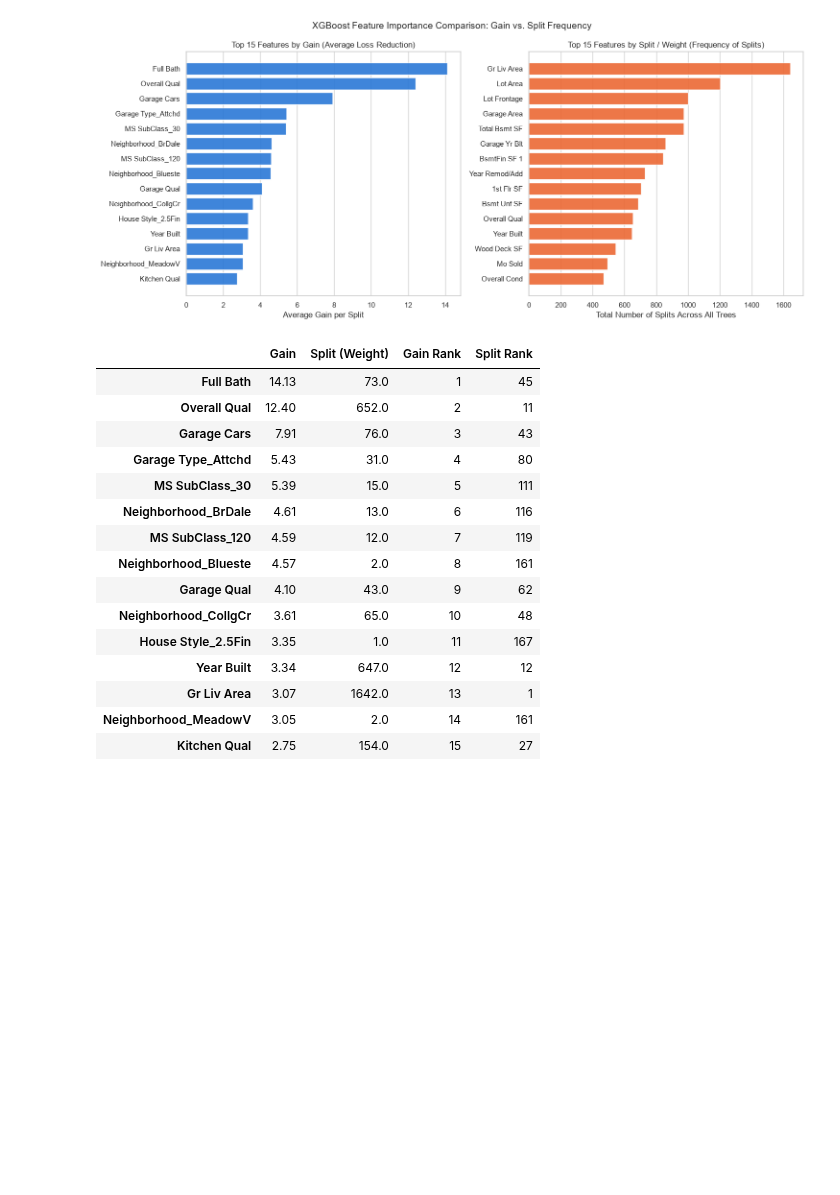
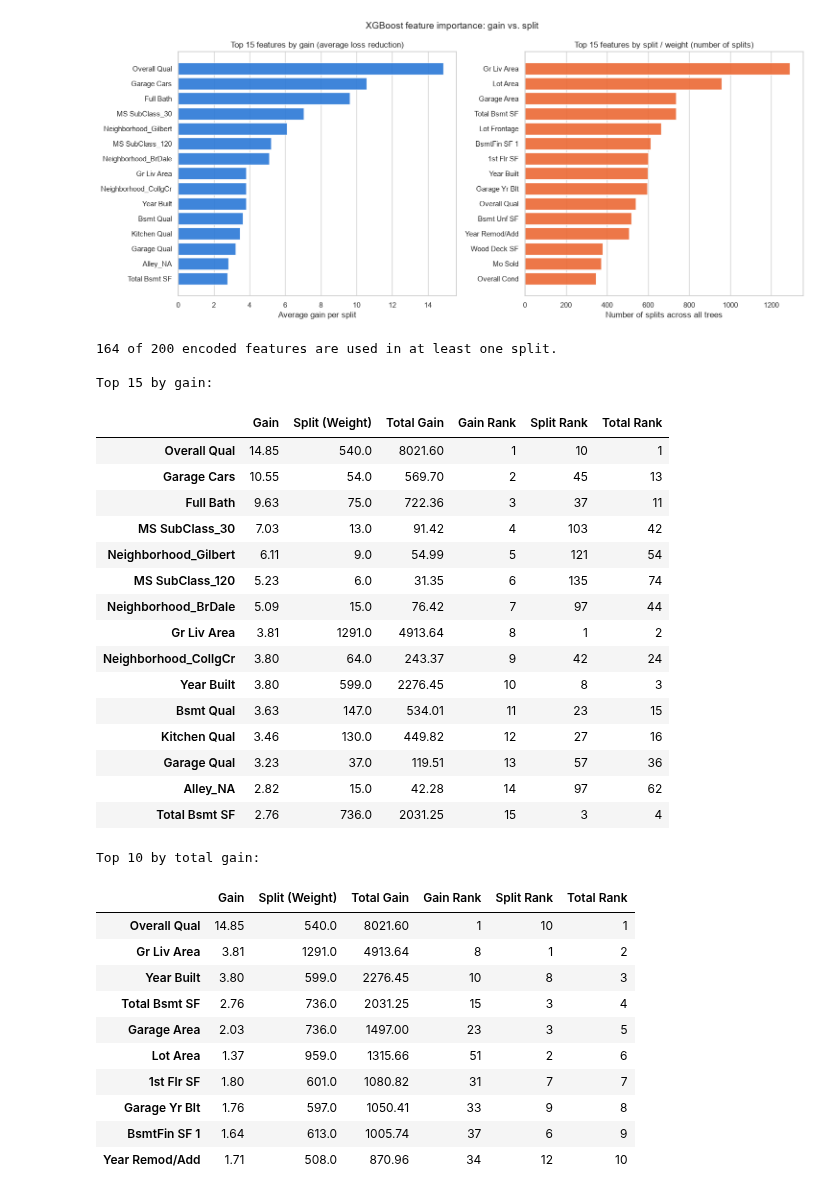
Before and after one commit to AdelinGabriel21/ames-housing-analysis, a Jupyter notebook: notebooks/03_model_diagnostics.ipynb, the cells around one changed output. Cells and saved outputs as stored; diff of their text form; code cells hidden in the pictures; blank space fills up the shorter version.

```diff
--- a/notebooks/03_model_diagnostics.ipynb
+++ b/notebooks/03_model_diagnostics.ipynb
@@ -206,52 +210,69 @@ XGBoost provides two distinct ways to measure how important a feature is across
 # %%
-booster = xgb_full.get_booster()
-
-gain_scores = booster.get_score(importance_type="gain")
-weight_scores = booster.get_score(importance_type="weight")
+# Only the rounds up to the best round; the 20 rounds after it are not used for predictions
+booster = xgb_full.get_booster()[: xgb_full.best_iteration + 1]
 
 df_imp = pd.DataFrame({
-    "Gain": pd.Series(gain_scores),
-    "Split (Weight)": pd.Series(weight_scores),
+    "Gain": pd.Series(booster.get_score(importance_type="gain")),
+    "Split (Weight)": pd.Series(booster.get_score(importance_type="weight")),
+    "Total Gain": pd.Series(booster.get_score(importance_type="total_gain")),
 }).fillna(0)
 
 top_gain = df_imp["Gain"].sort_values(ascending=False).head(15).iloc[::-1]
 top_weight = df_imp["Split (Weight)"].sort_values(ascending=False).head(15).iloc[::-1]
 
 fig, axes = plt.subplots(1, 2, figsize=(15, 6.5))
 
 axes[0].barh(top_gain.index, top_gain.values, color="#2a78d6", alpha=0.9)
-axes[0].set_title("Top 15 Features by Gain (Average Loss Reduction)", fontsize=12)
-axes[0].set_xlabel("Average Gain per Split")
+axes[0].set_title("Top 15 features by gain (average loss reduction)", fontsize=12)
+axes[0].set_xlabel("Average gain per split")
 axes[0].grid(axis="y", visible=False)
 
 axes[1].barh(top_weight.index, top_weight.values, color="#eb6834", alpha=0.9)
-axes[1].set_title("Top 15 Features by Split / Weight (Frequency of Splits)", fontsize=12)
-axes[1].set_xlabel("Total Number of Splits Across All Trees")
+axes[1].set_title("Top 15 features by split / weight (number of splits)", fontsize=12)
+axes[1].set_xlabel("Number of splits across all trees")
 axes[1].grid(axis="y", visible=False)
 
-fig.suptitle("XGBoost Feature Importance Comparison: Gain vs. Split Frequency", fontsize=14)
+fig.suptitle("XGBoost feature importance: gain vs. split", fontsize=14)
 plt.tight_layout()
 plt.show()
 
-# Display combined table of top 15 features by Gain alongside their Split rank
-df_imp["Gain Rank"] = df_imp["Gain"].rank(ascending=False).astype(int)
-df_imp["Split Rank"] = df_imp["Split (Weight)"].rank(ascending=False).astype(int)
+for col in ["Gain", "Split (Weight)", "Total Gain"]:
+    df_imp[f"{col.split()[0]} Rank"] = df_imp[col].rank(ascending=False, method="min").astype(int)
+print(f"{len(df_imp)} of {X_train_enc.shape[1]} encoded features are used in at least one split.")
+print("\nTop 15 by gain:")
 display(df_imp.sort_values("Gain", ascending=False).head(15).round(2))
+print("Top 10 by total gain:")
+display(df_imp.sort_values("Total Gain", ascending=False).head(10).round(2))
 # %% [output]
-[figure, old version]
+[figure, new version]
+164 of 200 encoded features are used in at least one split.
+
+Top 15 by gain:
-|  | Gain | Split (Weight) | Gain Rank | Split Rank |
-| Full Bath | 14.13 | 73.0 | 1 | 45 |
-| Overall Qual | 12.40 | 652.0 | 2 | 11 |
-| Garage Cars | 7.91 | 76.0 | 3 | 43 |
-| Garage Type_Attchd | 5.43 | 31.0 | 4 | 80 |
-| MS SubClass_30 | 5.39 | 15.0 | 5 | 111 |
-| Neighborhood_BrDale | 4.61 | 13.0 | 6 | 116 |
-| MS SubClass_120 | 4.59 | 12.0 | 7 | 119 |
-| Neighborhood_Blueste | 4.57 | 2.0 | 8 | 161 |
-| Garage Qual | 4.10 | 43.0 | 9 | 62 |
-| Neighborhood_CollgCr | 3.61 | 65.0 | 10 | 48 |
-| House Style_2.5Fin | 3.35 | 1.0 | 11 | 167 |
-| Year Built | 3.34 | 647.0 | 12 | 12 |
-| Gr Liv Area | 3.07 | 1642.0 | 13 | 1 |
-| Neighborhood_MeadowV | 3.05 | 2.0 | 14 | 161 |
-| Kitchen Qual | 2.75 | 154.0 | 15 | 27 |
+|  | Gain | Split (Weight) | Total Gain | Gain Rank | Split Rank | Total Rank |
+| Overall Qual | 14.85 | 540.0 | 8021.60 | 1 | 10 | 1 |
+| Garage Cars | 10.55 | 54.0 | 569.70 | 2 | 45 | 13 |
+| Full Bath | 9.63 | 75.0 | 722.36 | 3 | 37 | 11 |
+| MS SubClass_30 | 7.03 | 13.0 | 91.42 | 4 | 103 | 42 |
+| Neighborhood_Gilbert | 6.11 | 9.0 | 54.99 | 5 | 121 | 54 |
+| MS SubClass_120 | 5.23 | 6.0 | 31.35 | 6 | 135 | 74 |
+| Neighborhood_BrDale | 5.09 | 15.0 | 76.42 | 7 | 97 | 44 |
+| Gr Liv Area | 3.81 | 1291.0 | 4913.64 | 8 | 1 | 2 |
+| Neighborhood_CollgCr | 3.80 | 64.0 | 243.37 | 9 | 42 | 24 |
+| Year Built | 3.80 | 599.0 | 2276.45 | 10 | 8 | 3 |
+| Bsmt Qual | 3.63 | 147.0 | 534.01 | 11 | 23 | 15 |
+| Kitchen Qual | 3.46 | 130.0 | 449.82 | 12 | 27 | 16 |
+| Garage Qual | 3.23 | 37.0 | 119.51 | 13 | 57 | 36 |
+| Alley_NA | 2.82 | 15.0 | 42.28 | 14 | 97 | 62 |
+| Total Bsmt SF | 2.76 | 736.0 | 2031.25 | 15 | 3 | 4 |
+Top 10 by total gain:
+|  | Gain | Split (Weight) | Total Gain | Gain Rank | Split Rank | Total Rank |
+| Overall Qual | 14.85 | 540.0 | 8021.60 | 1 | 10 | 1 |
+| Gr Liv Area | 3.81 | 1291.0 | 4913.64 | 8 | 1 | 2 |
+| Year Built | 3.80 | 599.0 | 2276.45 | 10 | 8 | 3 |
+| Total Bsmt SF | 2.76 | 736.0 | 2031.25 | 15 | 3 | 4 |
+| Garage Area | 2.03 | 736.0 | 1497.00 | 23 | 3 | 5 |
+| Lot Area | 1.37 | 959.0 | 1315.66 | 51 | 2 | 6 |
+| 1st Flr SF | 1.80 | 601.0 | 1080.82 | 31 | 7 | 7 |
+| Garage Yr Blt | 1.76 | 597.0 | 1050.41 | 33 | 9 | 8 |
+| BsmtFin SF 1 | 1.64 | 613.0 | 1005.74 | 37 | 6 | 9 |
+| Year Remod/Add | 1.71 | 508.0 | 870.96 | 34 | 12 | 10 |
```
Also changed, not shown: parts of 25 cells of this notebook.
